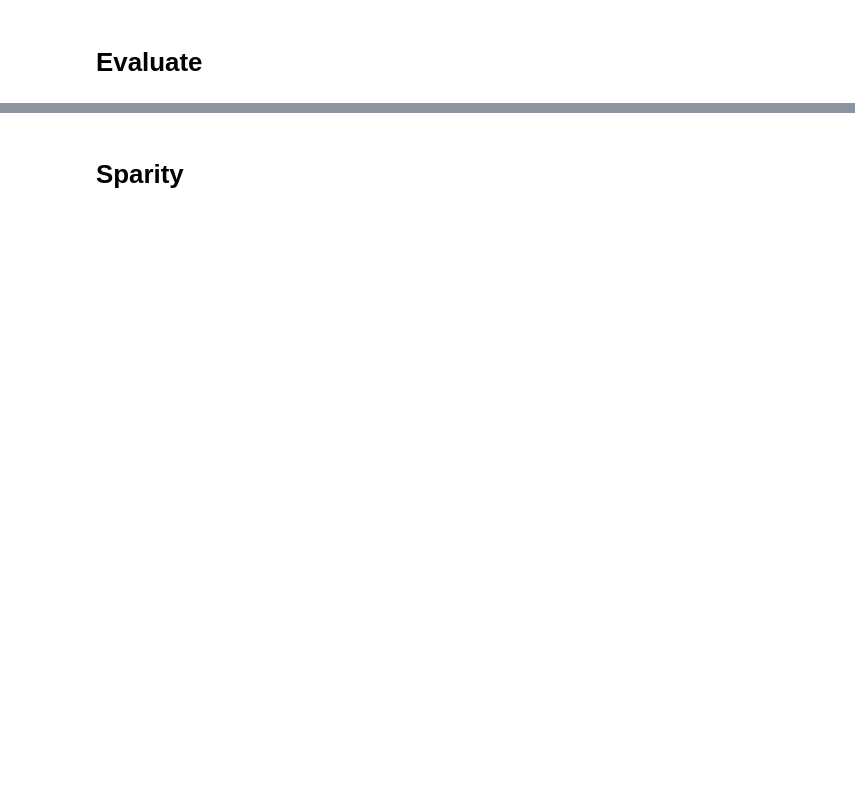
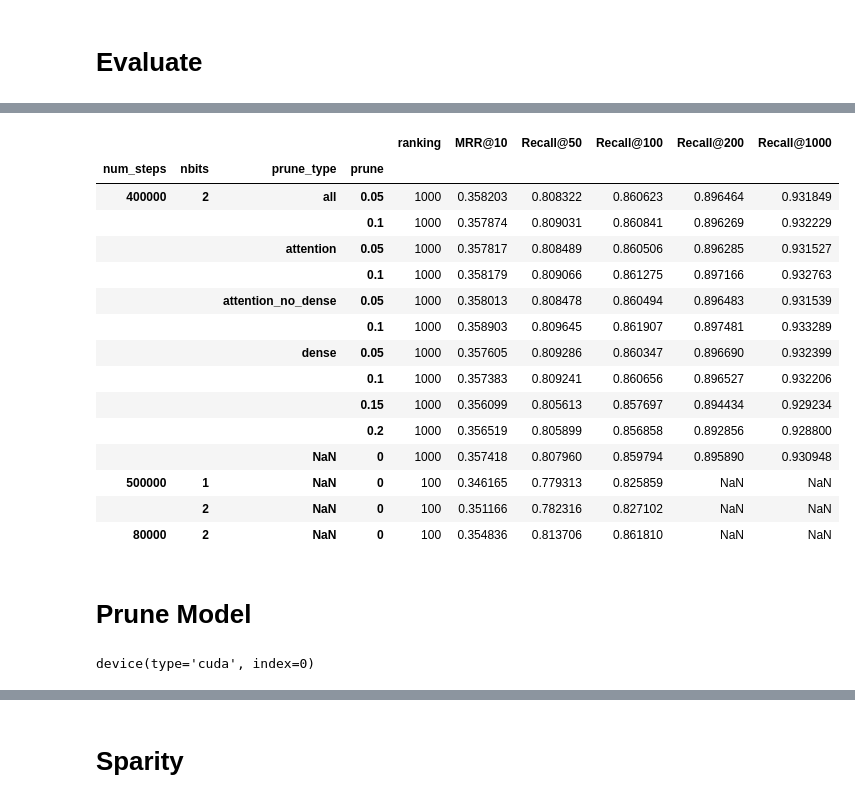
Before and after one commit to Ngo-Kevin/splade-colBERT, a Jupyter notebook: ColBERT/retraining_attempt.ipynb, the cells around one changed output, grey strips where cells are left out. Cells and saved outputs as stored; diff of their text form; code cells hidden in the pictures; blank space fills up the shorter version.

```diff
--- a/ColBERT/retraining_attempt.ipynb
+++ b/ColBERT/retraining_attempt.ipynb
@@ -218,0 +291,21 @@ Oct 25 2022, 09:25:30
+# %%
+df.groupby(['num_steps','nbits','prune_type','prune'], dropna=False).first()
+# %% [output]
+|  |  |  |  | ranking | MRR@10 | Recall@50 | Recall@100 | Recall@200 | Recall@1000 |
+| num_steps | nbits | prune_type | prune |  |  |  |  |  |  |
+| 400000 | 2 | all | 0.05 | 1000 | 0.358203 | 0.808322 | 0.860623 | 0.896464 | 0.931849 |
+|  |  |  | 0.1 | 1000 | 0.357874 | 0.809031 | 0.860841 | 0.896269 | 0.932229 |
+|  |  | attention | 0.05 | 1000 | 0.357817 | 0.808489 | 0.860506 | 0.896285 | 0.931527 |
+|  |  |  | 0.1 | 1000 | 0.358179 | 0.809066 | 0.861275 | 0.897166 | 0.932763 |
+|  |  | attention_no_dense | 0.05 | 1000 | 0.358013 | 0.808478 | 0.860494 | 0.896483 | 0.931539 |
+|  |  |  | 0.1 | 1000 | 0.358903 | 0.809645 | 0.861907 | 0.897481 | 0.933289 |
+|  |  | dense | 0.05 | 1000 | 0.357605 | 0.809286 | 0.860347 | 0.896690 | 0.932399 |
+|  |  |  | 0.1 | 1000 | 0.357383 | 0.809241 | 0.860656 | 0.896527 | 0.932206 |
+|  |  |  | 0.15 | 1000 | 0.356099 | 0.805613 | 0.857697 | 0.894434 | 0.929234 |
+|  |  |  | 0.2 | 1000 | 0.356519 | 0.805899 | 0.856858 | 0.892856 | 0.928800 |
+|  |  | NaN | 0 | 1000 | 0.357418 | 0.807960 | 0.859794 | 0.895890 | 0.930948 |
+| 500000 | 1 | NaN | 0 | 100 | 0.346165 | 0.779313 | 0.825859 | NaN | NaN |
+|  | 2 | NaN | 0 | 100 | 0.351166 | 0.782316 | 0.827102 | NaN | NaN |
+| 80000 | 2 | NaN | 0 | 100 | 0.354836 | 0.813706 | 0.861810 | NaN | NaN |
+# %% [markdown]
+# Prune Model
@@ -218,0 +365,6 @@ Oct 25 2022, 09:25:30
+# %%
+device = torch.device('cuda' if torch.cuda.is_available() else 'cpu')
+model.to(device)
+model.device
+# %% [output]
+device(type='cuda', index=0)
```
Also changed, not shown: parts of 154 cells of this notebook, 2 other files.
